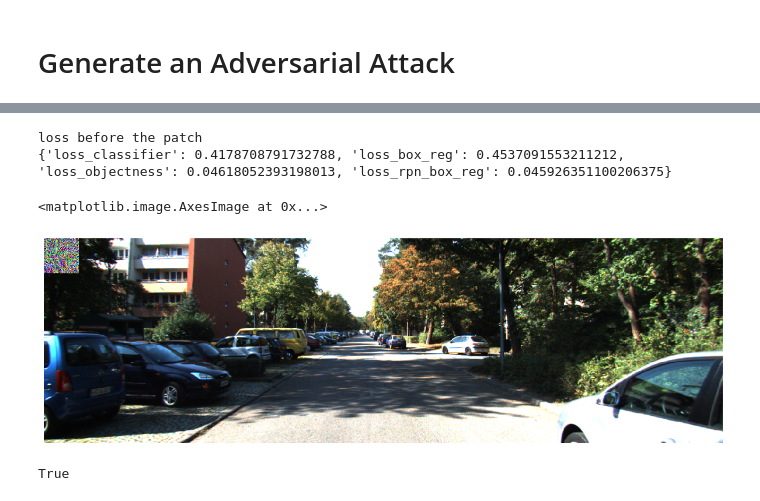
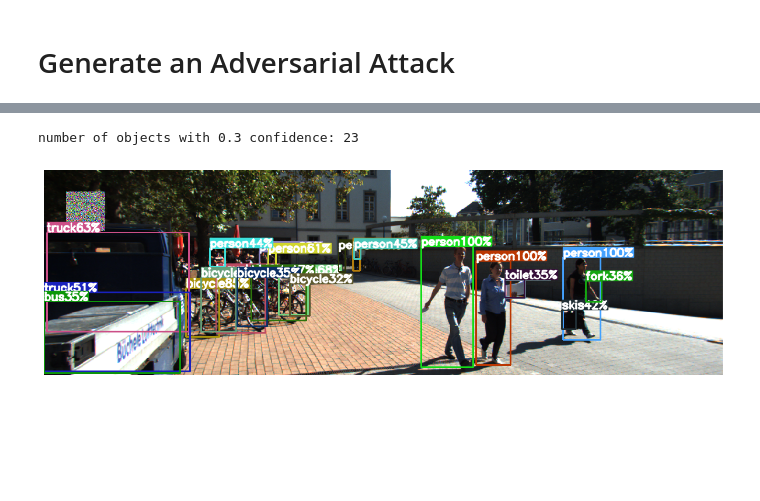
Before and after one commit to ayacherigui/Kitti_FasterRCNN, a Jupyter notebook: Notebooks/DPatch.ipynb, the cells around one changed output, grey strips where cells are left out. Cells and saved outputs as stored; diff of their text form; code cells hidden in the pictures; blank space fills up the shorter version.

```diff
--- a/Notebooks/DPatch.ipynb
+++ b/Notebooks/DPatch.ipynb
@@ -149,40 +181,11 @@ attack = DPatch(
 # %%
-# Convert target boxes to fcnn device
-for i, y_i in enumerate(pred):
-        pred[i]["boxes"] = y_i["boxes"].type(torch.float).to(frcnn._device)
-        pred[i]["labels"] = y_i["labels"].type(torch.int64).to(frcnn._device)
-        pred[i]["scores"] = y_i["scores"].to(frcnn._device)
+y=frcnn.predict(image)
+for i, y_i in enumerate(y):
+        y[i]["boxes"] = torch.from_numpy(y_i["boxes"]).type(torch.float).to(frcnn._device)
+        y[i]["labels"] = torch.from_numpy(y_i["labels"]).type(torch.int64).to(frcnn._device)
+        y[i]["scores"] = torch.from_numpy(y_i["scores"]).to(frcnn._device)
+#Draw bboxes
+DrawBbox(img,y,COCO_INSTANCE_CATEGORY_NAMES,0.3)
+# %% [output]
+number of objects with 0.3 confidence: 23
+[figure, added]
-# %%
-loss_history = {"loss_classifier": [], "loss_box_reg": [], "loss_objectness": [], "loss_rpn_box_reg": []}
-
-print("loss before the patch")
-loss = get_loss(frcnn, image, pred)
-print(loss)
-loss_history = append_loss_history(loss_history, loss)
-
-#APPLYING THE PATCH
-patch = attack.generate(x=image,target_label=1)#param y is the True labels. Provided for untargated attacks y=pred
-x_patch = attack.apply_patch(x=image)
-
-print("loss after the patch")
-
-loss = get_loss(frcnn, x_patch, pred)
-print(loss)
-loss_history = append_loss_history(loss_history, loss)
-# %% [output]
-loss before the patch
-{'loss_classifier': 0.4178708791732788, 'loss_box_reg': 0.4537091553211212, 'loss_objectness': 0.04618052393198013, 'loss_rpn_box_reg': 0.045926351100206375}
-# %%
-plt.figure(figsize=(15,15))
-plt.axis("off")
-plt.imshow(x_patch[0].astype(np.uint8), interpolation="nearest")
-# %% [output]
-<matplotlib.image.AxesImage at 0x...>
-[figure, removed]
-# %%
-# save the image
-img=x_patch[0]
-img = cv2.cvtColor(img, cv2.COLOR_BGR2RGB)
-cv2.imwrite("photo.png", img)
-# %% [output]
-True
```
Also changed, not shown: parts of 29 cells of this notebook.
